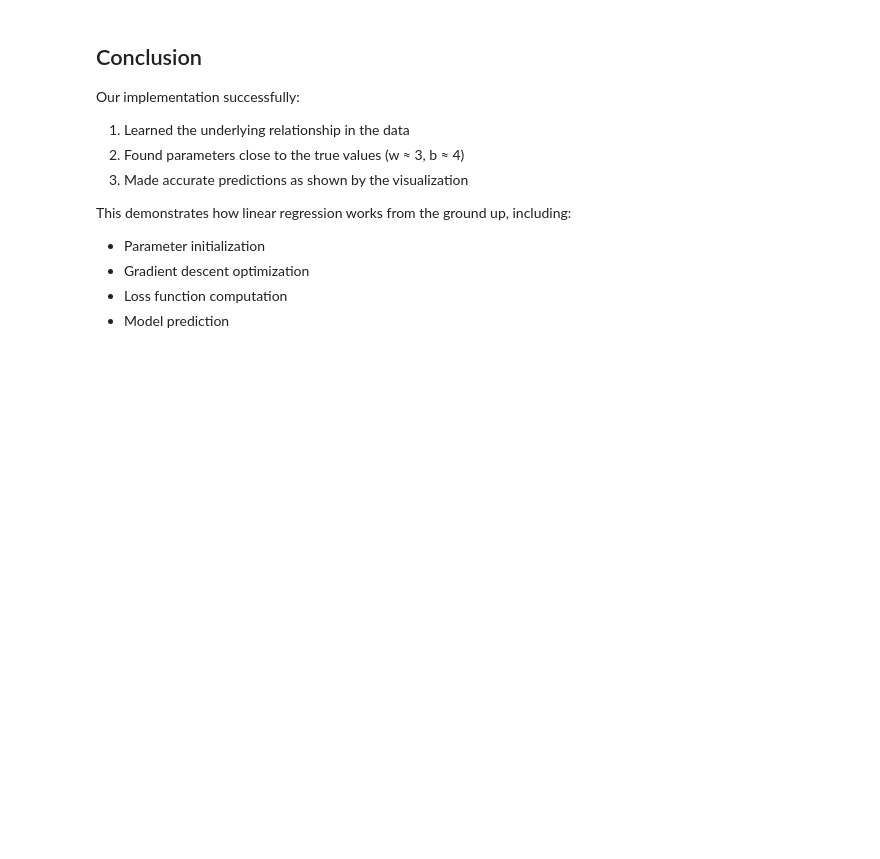
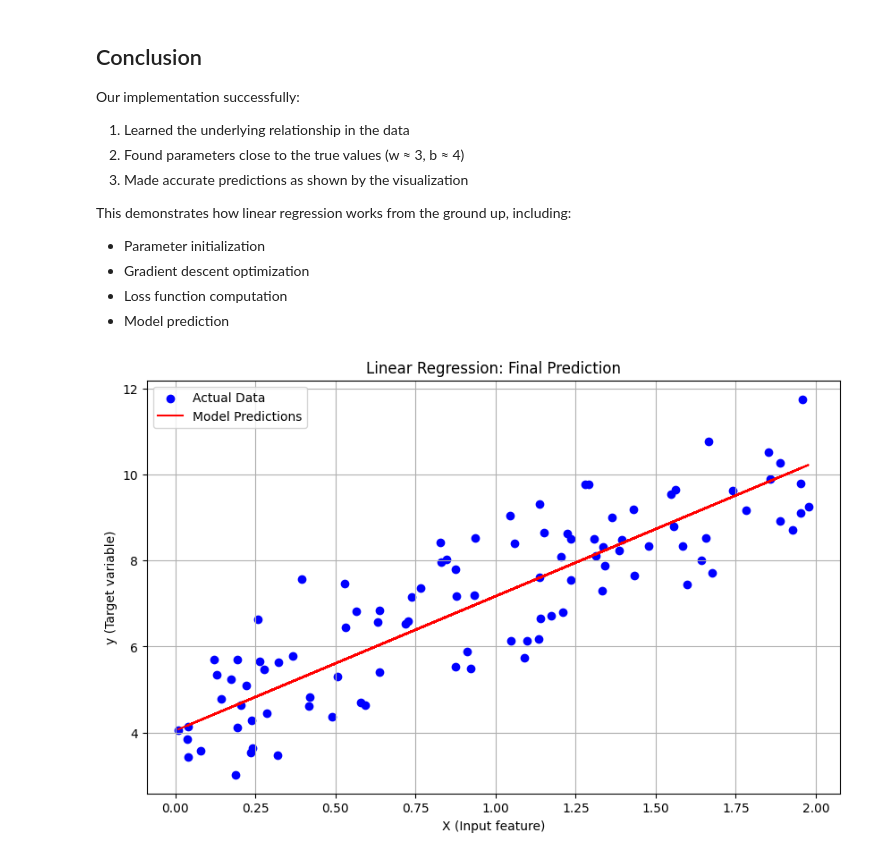
Before and after one commit to codewithdark-git/ML-Algorithms-From-Scratch, a Jupyter notebook: linear_regression/linear_regression_scratch_detailed.ipynb, the cells around one changed output. Drawn from its saved outputs; the diff is of its cells as text; code cells hidden in the pictures; blank space fills up the shorter version.

```diff
--- a/linear_regression/linear_regression_scratch_detailed.ipynb
+++ b/linear_regression/linear_regression_scratch_detailed.ipynb
@@ -177,0 +226,25 @@ This demonstrates how linear regression works from the ground up, including:
+# %%
+import numpy as np
+import matplotlib.pyplot as plt
+%matplotlib inline
+
+# Set random seed for reproducibility
+np.random.seed(0)
+
+# Generate random data points
+X = 2 * np.random.rand(100, 1)
+y = 4 + 3 * X + np.random.randn(100, 1)
+
+# Plot final prediction
+plt.figure(figsize=(10, 6))
+plt.scatter(X, y, color='blue', label='Actual Data')
+plt.plot(X, y_pred, color='red', label='Model Predictions')
+plt.xlabel('X (Input feature)')
+plt.ylabel('y (Target variable)')
+plt.title('Linear Regression: Final Prediction')
+plt.legend()
+plt.grid(True)
+plt.savefig('images/final_prediction.png', dpi=300)
+plt.show()
+# %% [output]
+[figure, added]
```
Also changed, not shown: parts of 5 cells of this notebook, 8 other files.
